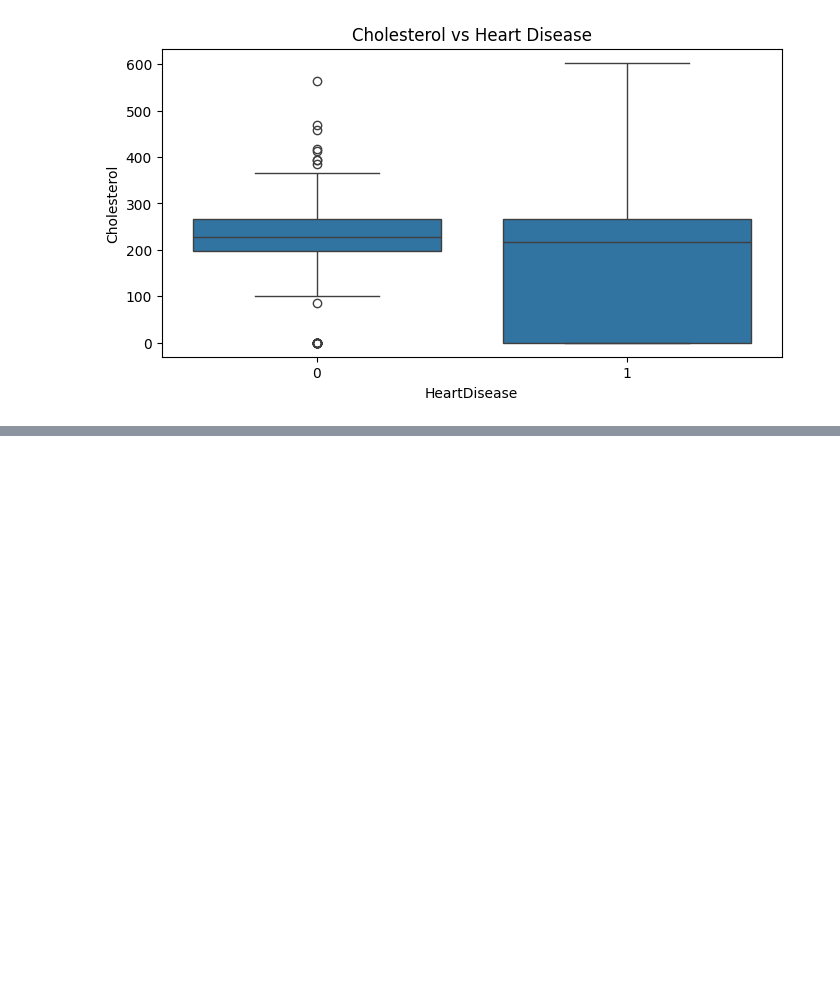
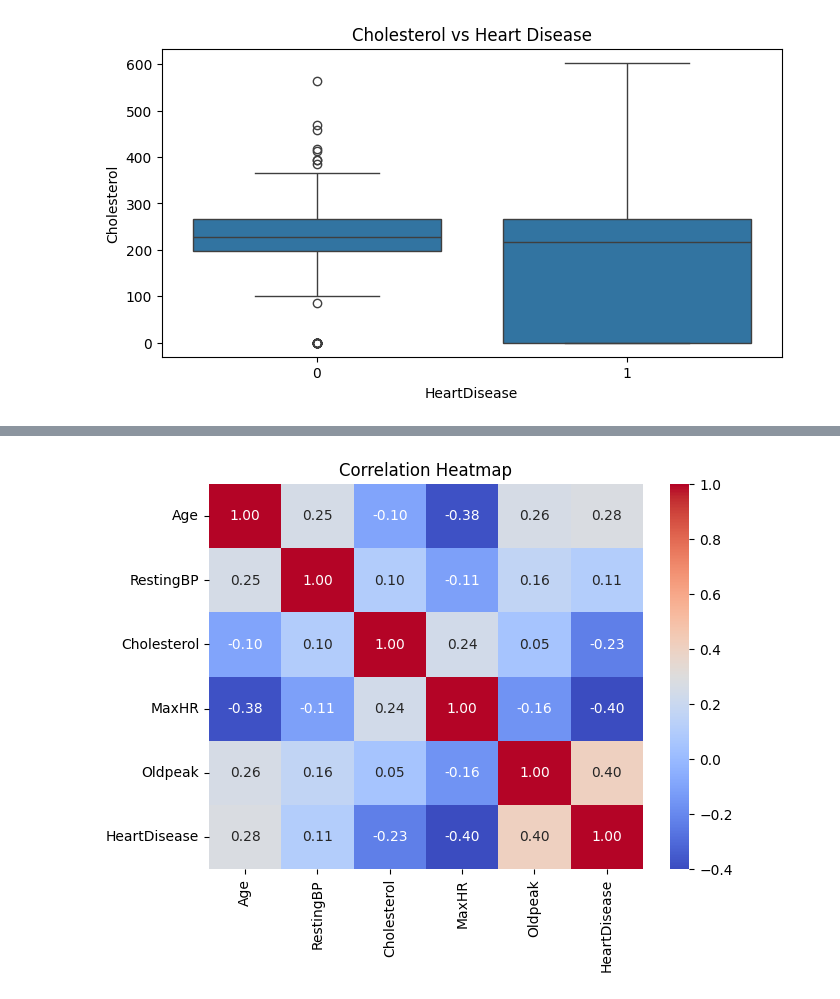
Before and after one commit to nehaljain21/Heart_Disease_EDA, a Jupyter notebook: HeartDisease.ipynb, the cells around one changed output, grey strips where cells are left out. Saved outputs shown, nothing was run; the diff lists cells and outputs as text; code cells hidden in the pictures; blank space fills up the shorter version.

```diff
--- a/HeartDisease.ipynb
+++ b/HeartDisease.ipynb
@@ -224,0 +243,8 @@ plt.show()
+# %%
+plt.figure(figsize=(7,5))
+corr = df[['Age','RestingBP','Cholesterol','MaxHR','Oldpeak','HeartDisease']].corr()
+sns.heatmap(corr, annot=True, fmt=".2f", cmap='coolwarm')
+plt.title('Correlation Heatmap')
+plt.show()
+# %% [output]
+[figure, added]
```
Also changed, not shown: parts of 13 cells of this notebook.
